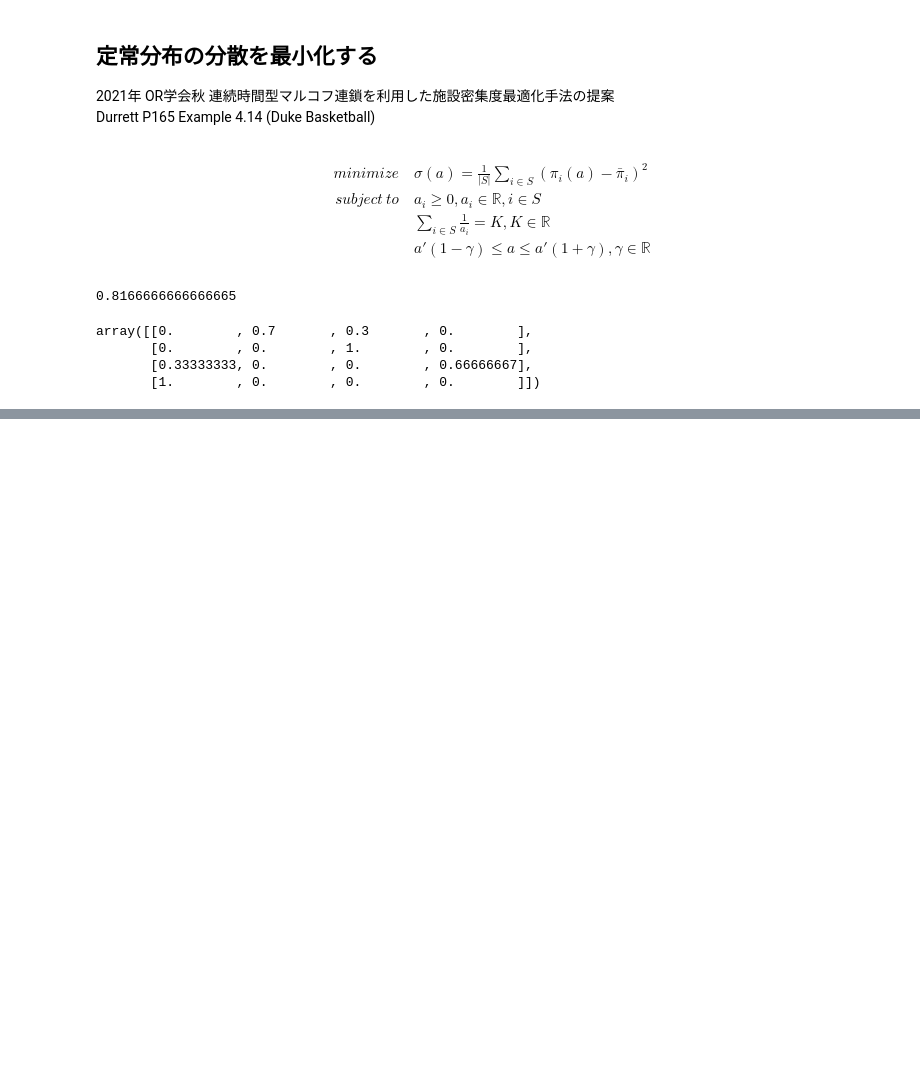
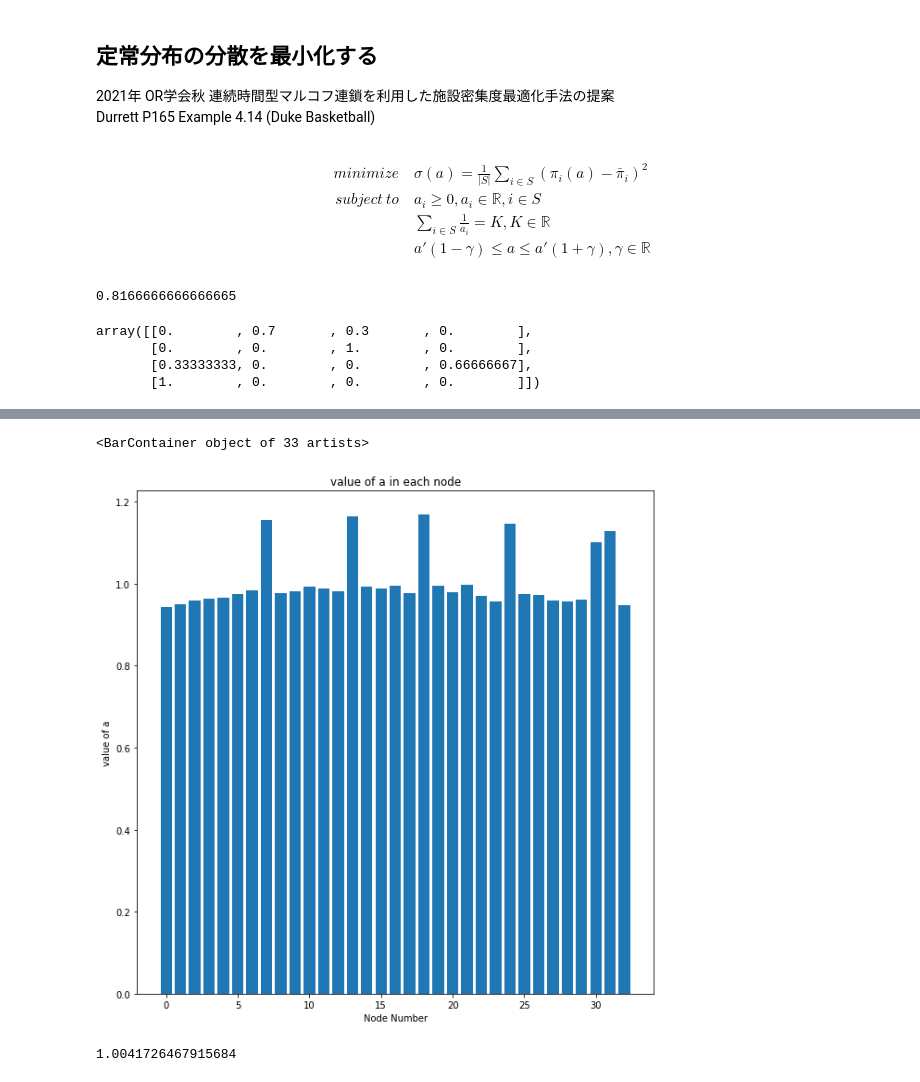
Before and after one commit to smzn/ContinuousMarkov_lib, a Jupyter notebook: 非線形計画法(制約あり).ipynb, the cells around one changed output, grey strips where cells are left out. Saved outputs shown, nothing was run; the diff lists cells and outputs as text; code cells hidden in the pictures; blank space fills up the shorter version.

```diff
--- a/非線形計画法(制約あり).ipynb
+++ b/非線形計画法(制約あり).ipynb
@@ -689,0 +816,16 @@ Number of iterations: 26, function evaluations: 95, CG iterations: 23, optimalit
+# %%
+#最適化後の滞在率グラフ
+x_label = [i for i in range(N)]
+plt.figure(figsize=(10,10))
+plt.title('value of a in each node')
+plt.xlabel('Node Number')
+plt.ylabel('value of a')
+plt.bar(x_label, res['x'])
+# %% [output]
+<BarContainer object of 33 artists>
+[figure, added]
+# %%
+#滞在率の平均
+sum(res['x']) / len(res['x'])
+# %% [output]
+1.0041726467915684
```
Also changed, not shown: parts of 23 cells of this notebook.
